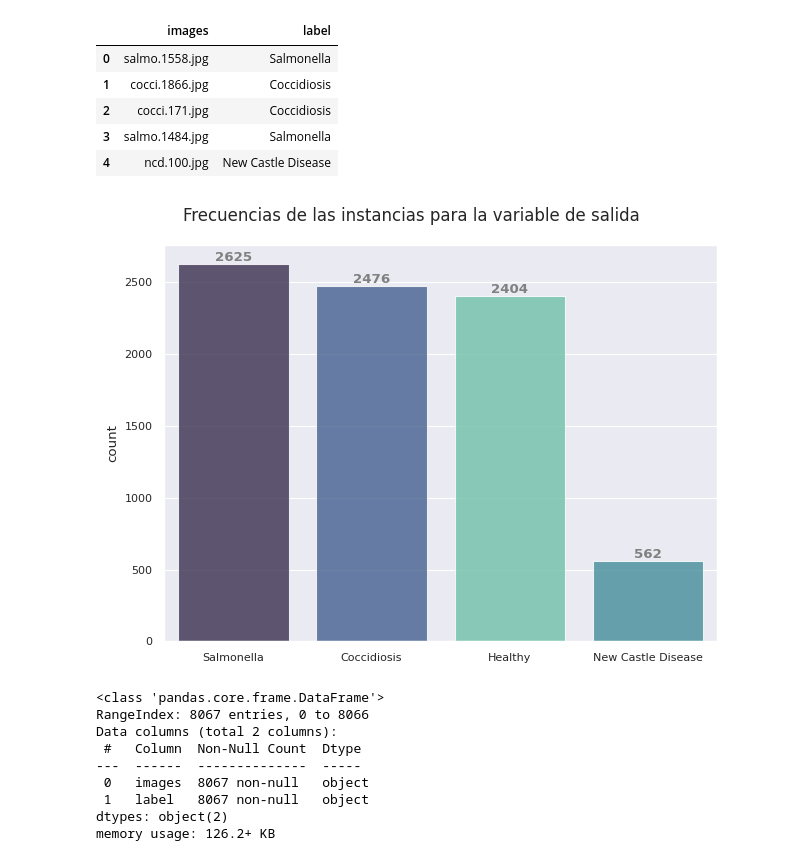
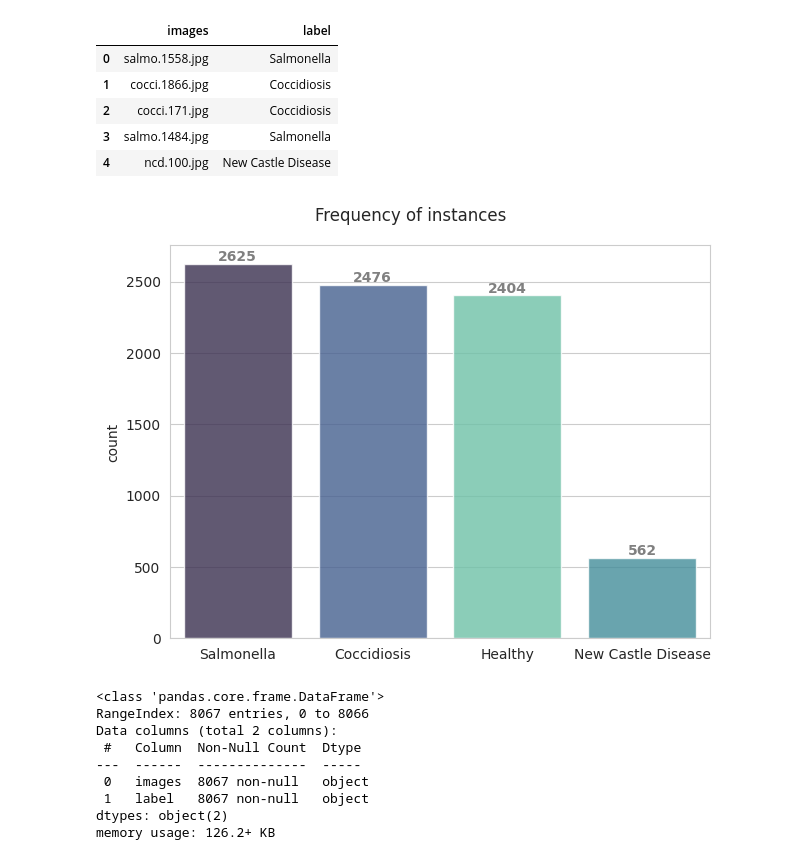
Before and after one commit to melissaortegaa/monografia, a Jupyter notebook: 01_data_prep_EDA.ipynb, the cells around one changed output. Saved outputs shown, nothing was run; the diff lists cells and outputs as text; code cells hidden in the pictures.

```diff
--- a/01_data_prep_EDA.ipynb
+++ b/01_data_prep_EDA.ipynb
@@ -47,6 +47,7 @@ import glob
 import matplotlib.pyplot as plt
 import matplotlib.image as mpimg
 import seaborn as sns
+sns.set_style("whitegrid")
 
 # Data manipulation and processing
 import numpy as np
@@ -54,9 +55,7 @@ import pandas as pd
 import cv2
 
 # Deep learning frameworks and utilities
-import tensorflow as tf
 from tensorflow.keras.preprocessing.image import ImageDataGenerator
-from tensorflow.keras import layers, Model
 
 # Warnings configuration
 import warnings
@@ -68,7 +74,6 @@ warnings.filterwarnings('ignore')
 def bar_plot(df, target_var, title):
   '''
     Returns the figure build from input parameters.
-
       Parameters:
               df          [dataframe]  Features dataframe.
               target_var  [string]     Name of column of target variable or feature.
@@ -77,7 +82,6 @@ def bar_plot(df, target_var, title):
       Returns:
               Plot of figure
   '''
-
   fig, axes = plt.subplots(1, 1)
   ax_cond = axes
   sns.countplot(df,
@@ -96,7 +100,7 @@ def bar_plot(df, target_var, title):
 
   # set seaborn plotting aesthetics
   axes.set_xticklabels(ax_cond.get_xticklabels())
-  axes.tick_params(labelsize = 8)
+  axes.tick_params(labelsize = 10)
   axes.set_xlabel("")
   fig.tight_layout()
   plt.subplots_adjust(top = 0.9)
@@ -349,9 +405,9 @@ df.head(5)
 | 4 | ncd.100.jpg | New Castle Disease |
 # %%
 # Visualize the frequency of instances
-bar_plot(df, 'label', 'Frecuencias de las instancias para la variable de salida')
+bar_plot(df, 'label', 'Frequency of instances')
 # %% [output]
-[figure, old version]
+[figure, new version]
 # %%
 # Check nulls, data types, and file size
 df.info()
```
Also changed, not shown: parts of 17 cells of this notebook.
